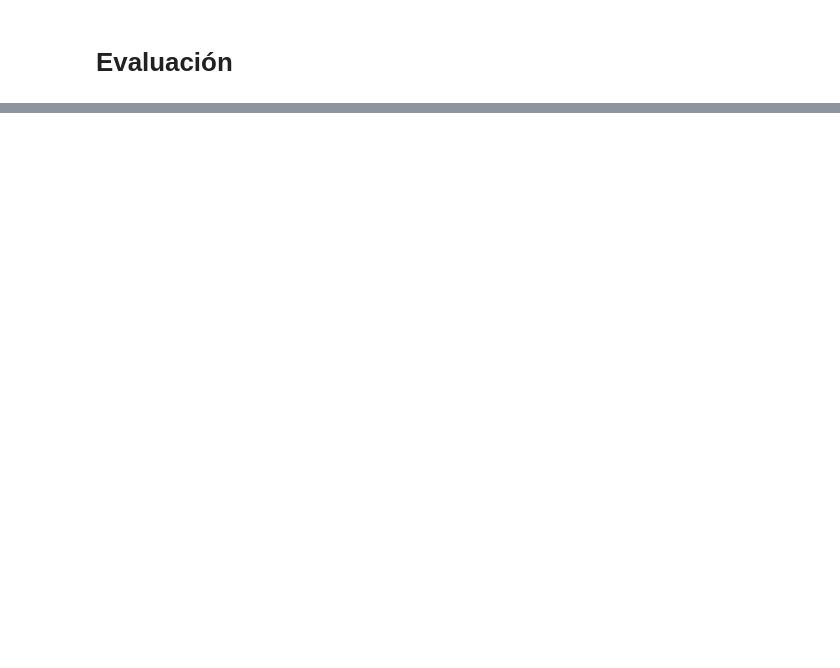
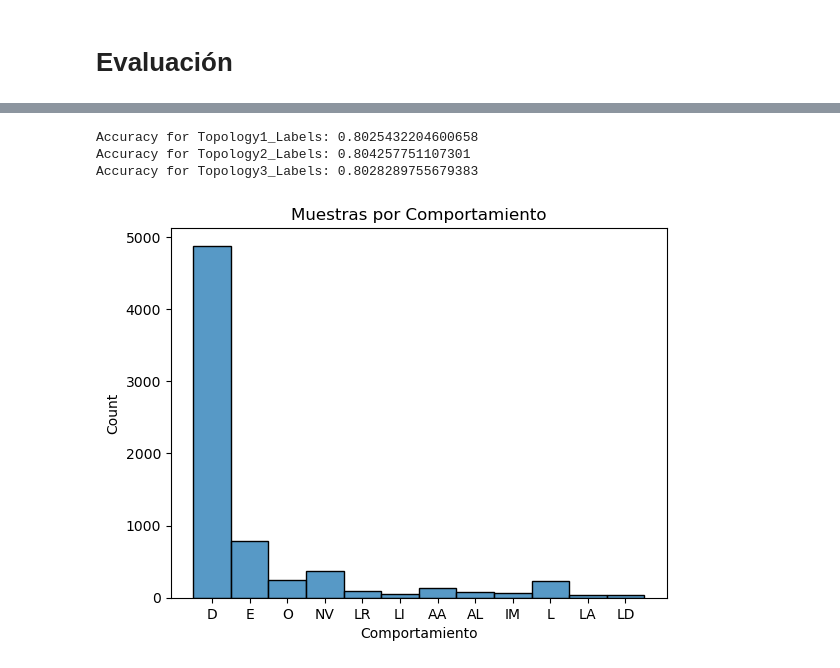
Before and after one commit to jbaez-utn/rnr-meleros, a Jupyter notebook: notebooks/3-rn_evaluacion.ipynb, the cells around one changed output, grey strips where cells are left out. Saved outputs shown, nothing was run; the diff lists cells and outputs as text; code cells hidden in the pictures; blank space fills up the shorter version.

```diff
--- a/notebooks/3-rn_evaluacion.ipynb
+++ b/notebooks/3-rn_evaluacion.ipynb
@@ -90,0 +97,25 @@ plot_model(model_estudio3_1seg_topology3, to_file='model_structure3.png', show_s
+# %%
+# Calculate accuracy for Topology1_Labels
+accuracy1 = (resultados['Comportamiento'] == resultados['Topology1_Labels']).mean()
+
+# Calculate accuracy for Topology2_Labels
+accuracy2 = (resultados['Comportamiento'] == resultados['Topology2_Labels']).mean()
+
+# Calculate accuracy for Topology3_Labels
+accuracy3 = (resultados['Comportamiento'] == resultados['Topology3_Labels']).mean()
+
+# Print the accuracies
+print("Accuracy for Topology1_Labels:", accuracy1)
+print("Accuracy for Topology2_Labels:", accuracy2)
+print("Accuracy for Topology3_Labels:", accuracy3)
+# %% [output]
+Accuracy for Topology1_Labels: 0.8025432204600658
+Accuracy for Topology2_Labels: 0.804257751107301
+Accuracy for Topology3_Labels: 0.8028289755679383
+# %%
+# Validation set sample distribution for the Comportamiento column
+sns.histplot(resultados['Comportamiento'])
+plt.title('Muestras por Comportamiento')
+plt.show()
+# %% [output]
+[figure, added]
```
Also changed, not shown: parts of 20 cells of this notebook, 14 other files.
